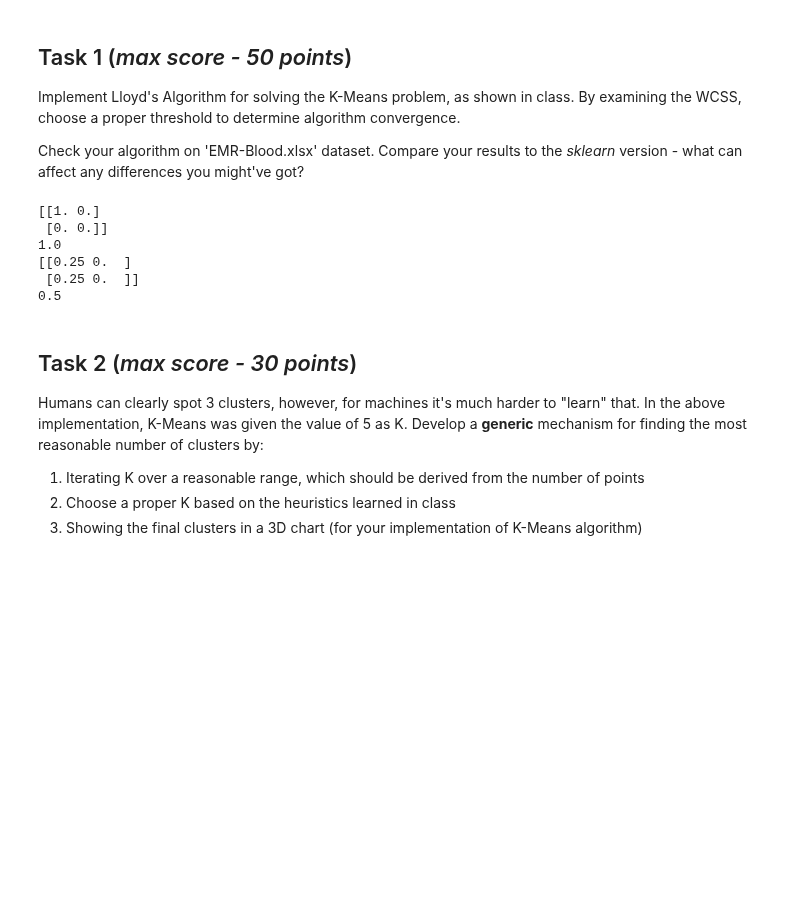
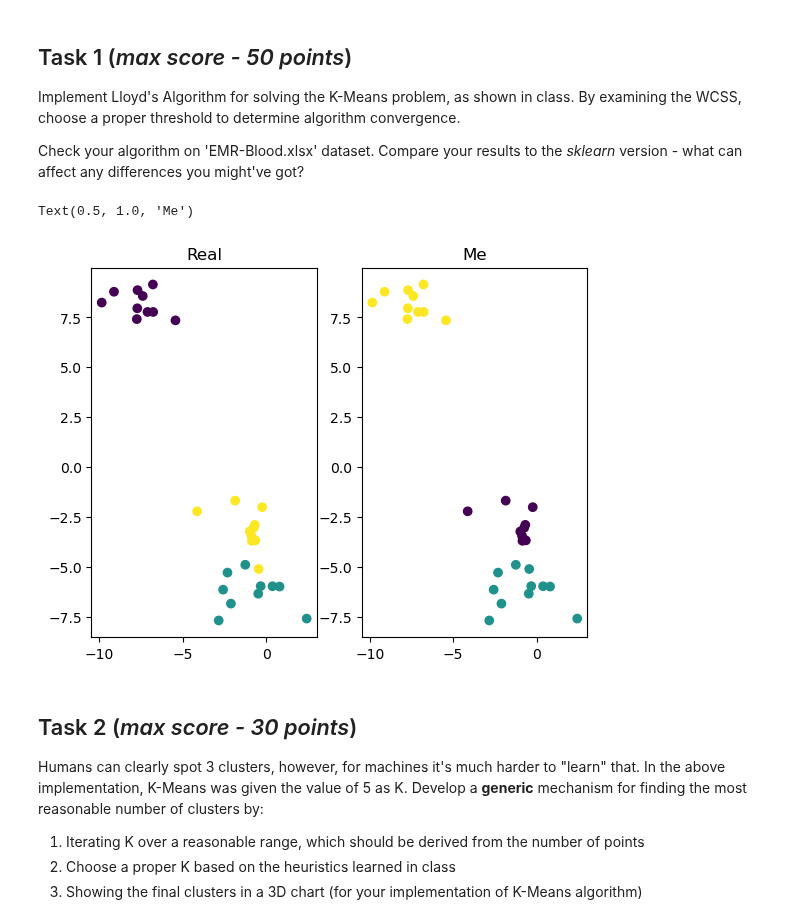
Before and after one commit to tryko/y_data_Itay_asaf_, a Jupyter notebook: Unsupervised_Learning/week_1/HW1_Clustering_ASAF.ipynb, the cells around one changed output. Drawn from its saved outputs; the diff is of its cells as text; code cells hidden in the pictures; blank space fills up the shorter version.

```diff
--- a/Unsupervised_Learning/week_1/HW1_Clustering_ASAF.ipynb
+++ b/Unsupervised_Learning/week_1/HW1_Clustering_ASAF.ipynb
@@ -79,26 +79,6 @@ Implement  Lloyd's Algorithm for solving the K-Means problem, as shown in class.
 By examining the WCSS, choose a proper threshold to determine algorithm convergence.
 
 Check your algorithm on 'EMR-Blood.xlsx' dataset. Compare your results to the _sklearn_ version - what can affect any differences you might've got?
-# %%
-points = np.array( [ [1,1],[2,1],[1,2],[2,2]])
-labels = np.array([0,0,1,1])
-center = np.array([ [2,1], [1.5,2]])
-
-# WCSS = np.sum((arr[None,:,:] - center[:,None,:])**2,axis=-1)
-for i,loc in enumerate(center):
-    # curr_center = np.expand_dims(loc,axis=-1)
-    curr_center=loc
-    curr_points = points[labels == i]
-    WCSS = np.sum(np.sum(( curr_center - curr_points)**2,axis=1))
-    print(( curr_center - curr_points)**2)
-    print(WCSS)
-# %% [output]
-[[1. 0.]
- [0. 0.]]
-1.0
-[[0.25 0.  ]
- [0.25 0.  ]]
-0.5
 # %%
 # Add your code for task 1 after this line, and keep it in this cell.
 
@@ -127,8 +107,8 @@ class k_means:
         WCSS_curr = 0
         epochs = 0
 
-        # While delta WCSS is more than threshold or more than 1000 epochs were made
-        while np.abs(WCSS_previous - WCSS_curr) > 20 and epochs < 10000:
+        # While delta WCSS is more than threshold or more than 300 epochs were made
+        while np.abs(WCSS_previous - WCSS_curr) > 1 and epochs < 300:
             # update WCSS_previous
             WCSS_previous = WCSS_curr
             WCSS_curr= 0
@@ -166,10 +146,8 @@ class k_means:
                 # Generate random location for current axis
                     self.centroids[:,axis] = np.random.uniform(low = axis_min, high = axis_max,size = self.n_clusters)
 
+        self.WCSS = WCSS_curr
 
-
-
-        self.WCSS = WCSS_curr
 
     def predict(self, X):
         # Calculate distance of each point from centroids (axis 0 is centroid , axis 1 is data points)
@@ -182,50 +160,50 @@ class k_means:
 
 # data1 = np.random.uniform(0,1,size=[300,2])
 # data2 = np.random.uniform(2,3,size=[300,2])
 
 # data = np.concatenate((data1,data2),axis=0)
 # model = k_means(2,data)
 # model.fit()
 
 # red = data[model.assaigned_cluster == 0]
 # blue = data[model.assaigned_cluster == 1]
 # test = np.array([ [1.5,1], [1.5,3]])
 # centers = model.centroids
 # plt.scatter(red[:,0],red[:,1],c='red')
 # plt.scatter(blue[:,0],blue[:,1],c='blue')
 # plt.scatter(centers[:,0],centers[:,1],c = "black")
 
 
 # plt.scatter(test[:,0],test[:,1],c=model.predict(centers))
 
 from sklearn.datasets import make_blobs
 
-X, y = make_blobs(n_samples=10000, n_features=2, centers=2, random_state=42)
+X, y = make_blobs(n_samples=30, n_features=2, centers=3)
 
-np.random.seed(6)
+
 
 
 ### This is a case where my algorithm dosen't predict well most of the times
 # How it should look like:
 
-# plt.subplot(1,2,1)
-# colors = ["red","yellow"]
-# y = [colors[label] for label in y]
-# plt.scatter(X[:,0],X[:,1], c=y)
-# plt.title("Real")
+plt.subplot(1,2,1)
 
-# # Mine
-# plt.subplot(1,2,2)
-# model = k_means(2,X)
-# model.fit()
-# y = model.predict(X)
-# colors = ["red","yellow"]
-# y = [colors[label] for label in y]
-# plt.scatter(X[:,0],X[:,1], c=y)
-# plt.title("Me")
 
-model = k_means(2,X)
+plt.scatter(X[:,0],X[:,1], c=y)
+plt.title("Real")
+
+# Mine
+plt.subplot(1,2,2)
+model = k_means(3,X)
 model.fit()
+y_blobs = model.predict(X)
+X_blobs=X
+
+plt.scatter(X[:,0],X[:,1],c=y_blobs )
+plt.title("Me")
+# %% [output]
+Text(0.5, 1.0, 'Me')
+[figure, added]
 # %% [markdown]
 ## Task 2 (_max score - 30 points_)
 
```
Also changed, not shown: parts of 6 cells of this notebook.
